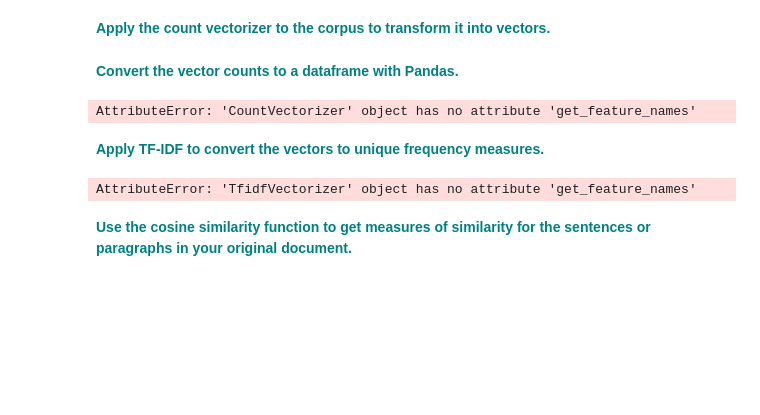
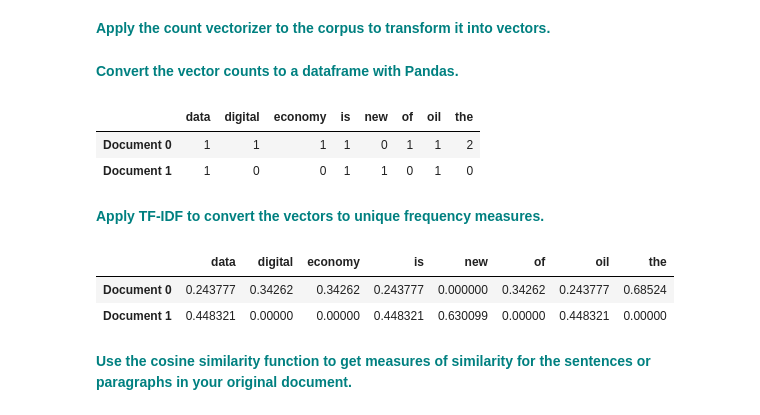
Before and after one commit to Grace-Geek/SpringBoard-Assignment, a Jupyter notebook: Cosine_Similarity_Case_Study.ipynb, the cells around one changed output. Drawn from its saved outputs; the diff is of its cells as text; code cells hidden in the pictures; blank space fills up the shorter version.

```diff
--- a/Cosine_Similarity_Case_Study.ipynb
+++ b/Cosine_Similarity_Case_Study.ipynb
@@ -129,17 +139,21 @@ X_train_counts = count_vect.fit_transform(corpus)
 # %% [markdown]
  **<font color='teal'> Convert the vector counts to a dataframe with Pandas.</font>**
 # %%
-pd.DataFrame(X_train_counts.toarray(),columns=count_vect.get_feature_names(),index=['Document 0','Document 1'])
+pd.DataFrame(X_train_counts.toarray(),columns=count_vect.get_feature_names_out(),index=['Document 0','Document 1'])
 # %% [output]
-AttributeError: 'CountVectorizer' object has no attribute 'get_feature_names'
+|  | data | digital | economy | is | new | of | oil | the |
+| Document 0 | 1 | 1 | 1 | 1 | 0 | 1 | 1 | 2 |
+| Document 1 | 1 | 0 | 0 | 1 | 1 | 0 | 1 | 0 |
 # %% [markdown]
  **<font color='teal'> Apply TF-IDF to convert the vectors to unique frequency measures.</font>**
 # %%
 vectorizer = TfidfVectorizer()
 trsfm=vectorizer.fit_transform(corpus)
-pd.DataFrame(trsfm.toarray(),columns=vectorizer.get_feature_names(),index=['Document 0','Document 1'])
+pd.DataFrame(trsfm.toarray(),columns=vectorizer.get_feature_names_out(),index=['Document 0','Document 1'])
 # %% [output]
-AttributeError: 'TfidfVectorizer' object has no attribute 'get_feature_names'
+|  | data | digital | economy | is | new | of | oil | the |
+| Document 0 | 0.243777 | 0.34262 | 0.34262 | 0.243777 | 0.000000 | 0.34262 | 0.243777 | 0.68524 |
+| Document 1 | 0.448321 | 0.00000 | 0.00000 | 0.448321 | 0.630099 | 0.00000 | 0.448321 | 0.00000 |
 # %% [markdown]
  **<font color='teal'> Use the cosine similarity function to get measures of similarity for the sentences or paragraphs in your original document.</font>**
 # %%
```
Also changed, not shown: parts of 2 cells of this notebook.
